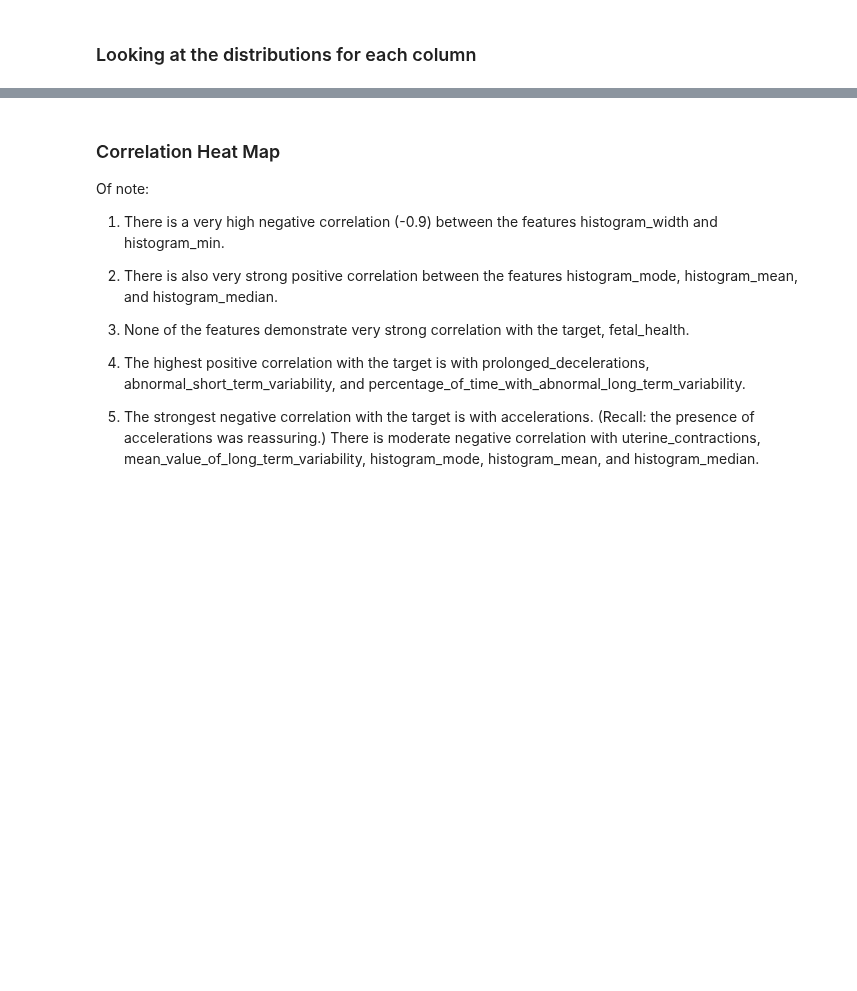
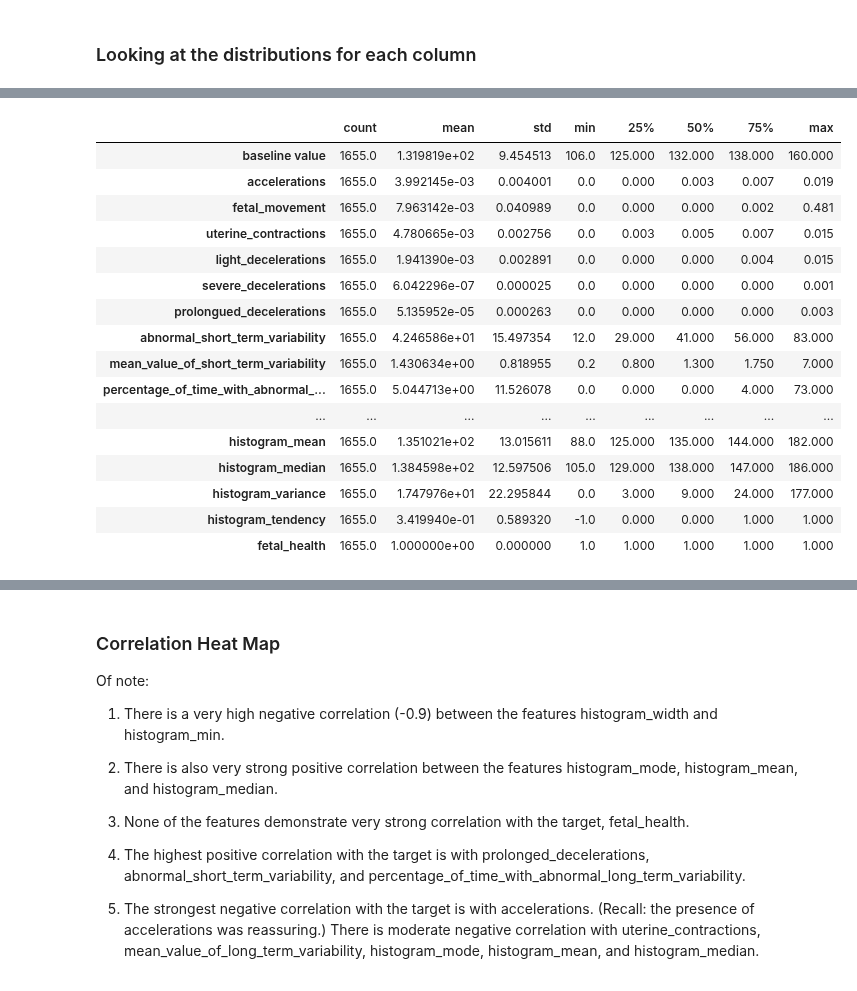
Before and after one commit to MSnellgrove/Springboard, a Jupyter notebook: Projects/Capstone Three/[Step 2] Capstone Three - Data Wrangling and EDA.ipynb, the cells around one changed output, grey strips where cells are left out. Saved outputs shown, nothing was run; the diff lists cells and outputs as text; code cells hidden in the pictures; blank space fills up the shorter version.

```diff
--- a/Projects/Capstone Three/[Step 2] Capstone Three - Data Wrangling and EDA.ipynb
+++ b/Projects/Capstone Three/[Step 2] Capstone Three - Data Wrangling and EDA.ipynb
@@ -212,0 +223,20 @@ plt.subplots_adjust(wspace = 0.5, hspace=0.4);
+# %%
+cat_1.describe().transpose()
+# %% [output]
+|  | count | mean | std | min | 25% | 50% | 75% | max |
+| baseline value | 1655.0 | 1.319819e+02 | 9.454513 | 106.0 | 125.000 | 132.000 | 138.000 | 160.000 |
+| accelerations | 1655.0 | 3.992145e-03 | 0.004001 | 0.0 | 0.000 | 0.003 | 0.007 | 0.019 |
+| fetal_movement | 1655.0 | 7.963142e-03 | 0.040989 | 0.0 | 0.000 | 0.000 | 0.002 | 0.481 |
+| uterine_contractions | 1655.0 | 4.780665e-03 | 0.002756 | 0.0 | 0.003 | 0.005 | 0.007 | 0.015 |
+| light_decelerations | 1655.0 | 1.941390e-03 | 0.002891 | 0.0 | 0.000 | 0.000 | 0.004 | 0.015 |
+| severe_decelerations | 1655.0 | 6.042296e-07 | 0.000025 | 0.0 | 0.000 | 0.000 | 0.000 | 0.001 |
+| prolongued_decelerations | 1655.0 | 5.135952e-05 | 0.000263 | 0.0 | 0.000 | 0.000 | 0.000 | 0.003 |
+| abnormal_short_term_variability | 1655.0 | 4.246586e+01 | 15.497354 | 12.0 | 29.000 | 41.000 | 56.000 | 83.000 |
+| mean_value_of_short_term_variability | 1655.0 | 1.430634e+00 | 0.818955 | 0.2 | 0.800 | 1.300 | 1.750 | 7.000 |
+| percentage_of_time_with_abnormal_... | 1655.0 | 5.044713e+00 | 11.526078 | 0.0 | 0.000 | 0.000 | 4.000 | 73.000 |
+| ... | ... | ... | ... | ... | ... | ... | ... | ... |
+| histogram_mean | 1655.0 | 1.351021e+02 | 13.015611 | 88.0 | 125.000 | 135.000 | 144.000 | 182.000 |
+| histogram_median | 1655.0 | 1.384598e+02 | 12.597506 | 105.0 | 129.000 | 138.000 | 147.000 | 186.000 |
+| histogram_variance | 1655.0 | 1.747976e+01 | 22.295844 | 0.0 | 3.000 | 9.000 | 24.000 | 177.000 |
+| histogram_tendency | 1655.0 | 3.419940e-01 | 0.589320 | -1.0 | 0.000 | 0.000 | 1.000 | 1.000 |
+| fetal_health | 1655.0 | 1.000000e+00 | 0.000000 | 1.0 | 1.000 | 1.000 | 1.000 | 1.000 |
```
Also changed, not shown: parts of 9 cells of this notebook.
